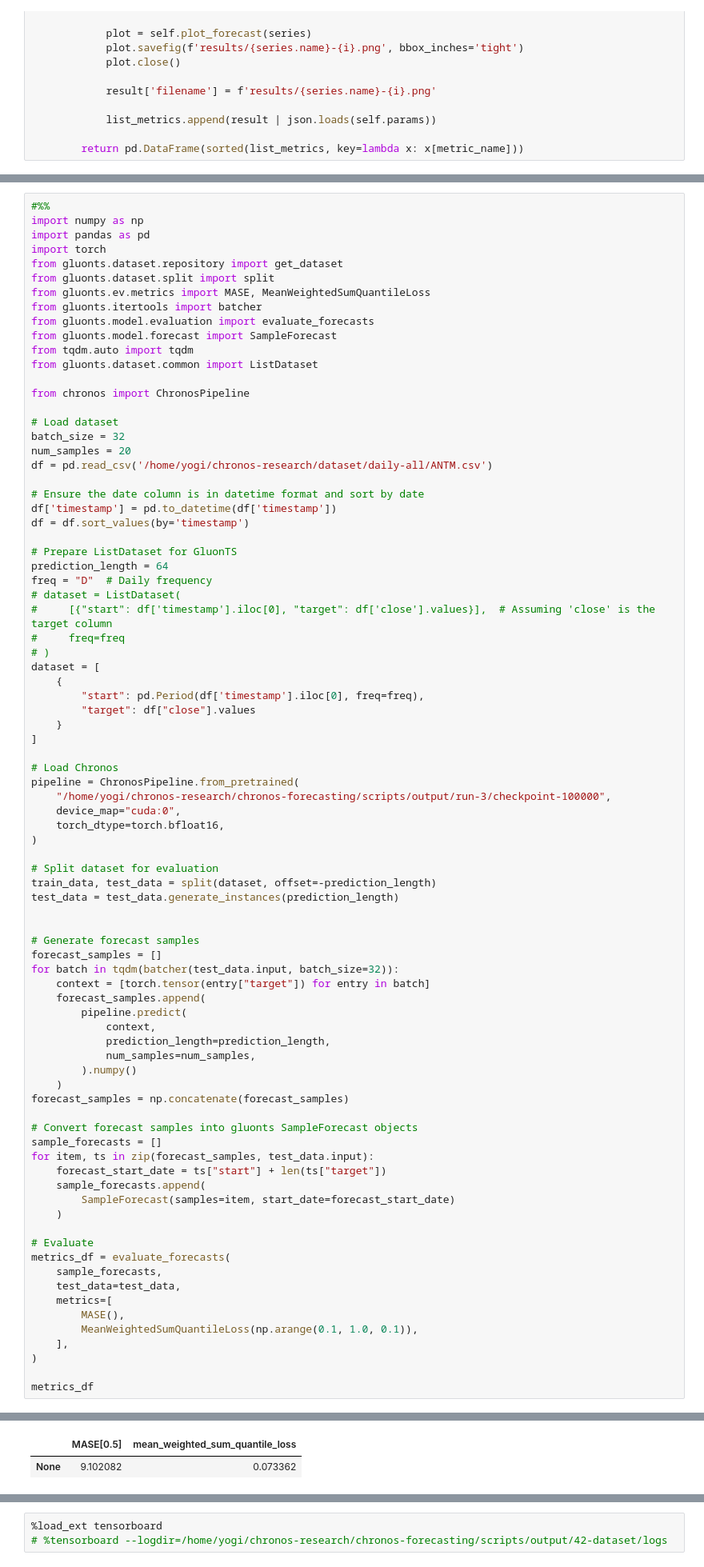
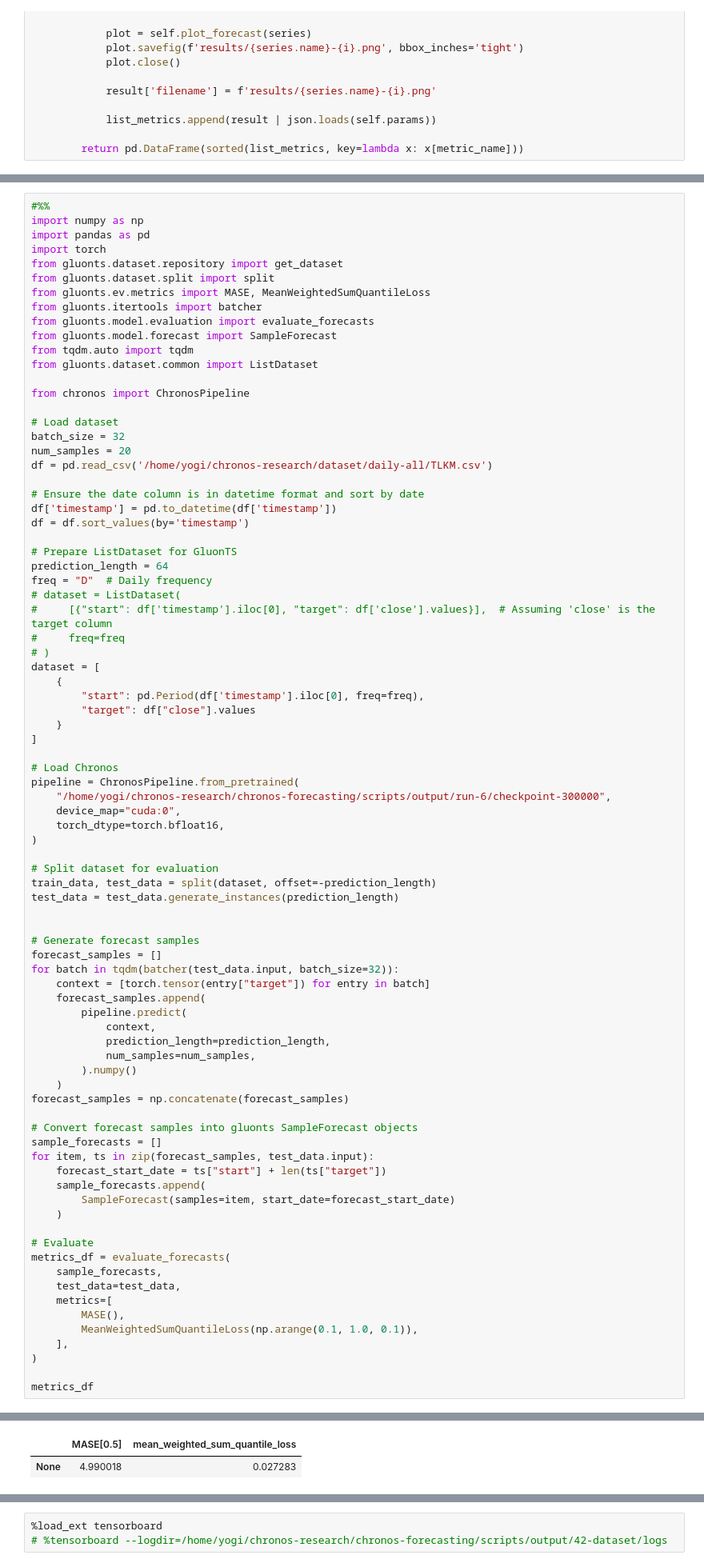
Before and after one commit to yogipuji15/chronos-research, a Jupyter notebook: zero_shot_2.ipynb, the cells around one changed output, grey strips where cells are left out. Shown at 80% size. Cells and saved outputs as stored; diff of their text form.

```diff
--- a/zero_shot_2.ipynb
+++ b/zero_shot_2.ipynb
@@ -247,7 +247,7 @@ from chronos import ChronosPipeline
 # Load dataset
 batch_size = 32
 num_samples = 20
-df = pd.read_csv('/home/yogi/chronos-research/dataset/daily-all/ANTM.csv')
+df = pd.read_csv('/home/yogi/chronos-research/dataset/daily-all/TLKM.csv')
 
 # Ensure the date column is in datetime format and sort by date
 df['timestamp'] = pd.to_datetime(df['timestamp'])
@@ -269,7 +269,7 @@ dataset = [
 
 # Load Chronos
 pipeline = ChronosPipeline.from_pretrained(
-    "/home/yogi/chronos-research/chronos-forecasting/scripts/output/run-3/checkpoint-100000",
+    "/home/yogi/chronos-research/chronos-forecasting/scripts/output/run-6/checkpoint-300000",
     device_map="cuda:0",
     torch_dtype=torch.bfloat16,
 )
@@ -345,9 +345,9 @@ tensor([[[ 0.3516,  0.6016,  0.2988,  ...,  0.0850, -0.3672,  0.4570]],
 torch.Size([20, 1])
 testt2
 batch_size=  20
 seq_length=  1
 |  | MASE[0.5] | mean_weighted_sum_quantile_loss |
-| None | 9.102082 | 0.073362 |
+| None | 4.990018 | 0.027283 |
 # %%
 #%%
 import numpy as np
```
Also changed, not shown: parts of 1 cell of this notebook, 3 other files.
